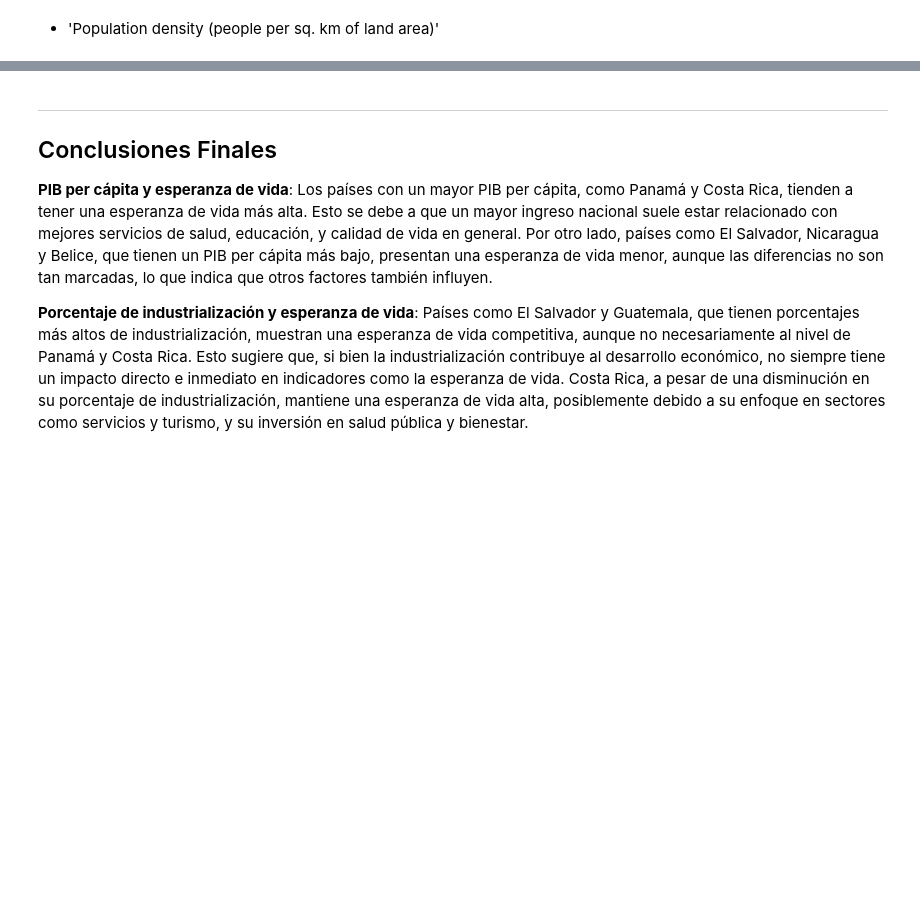
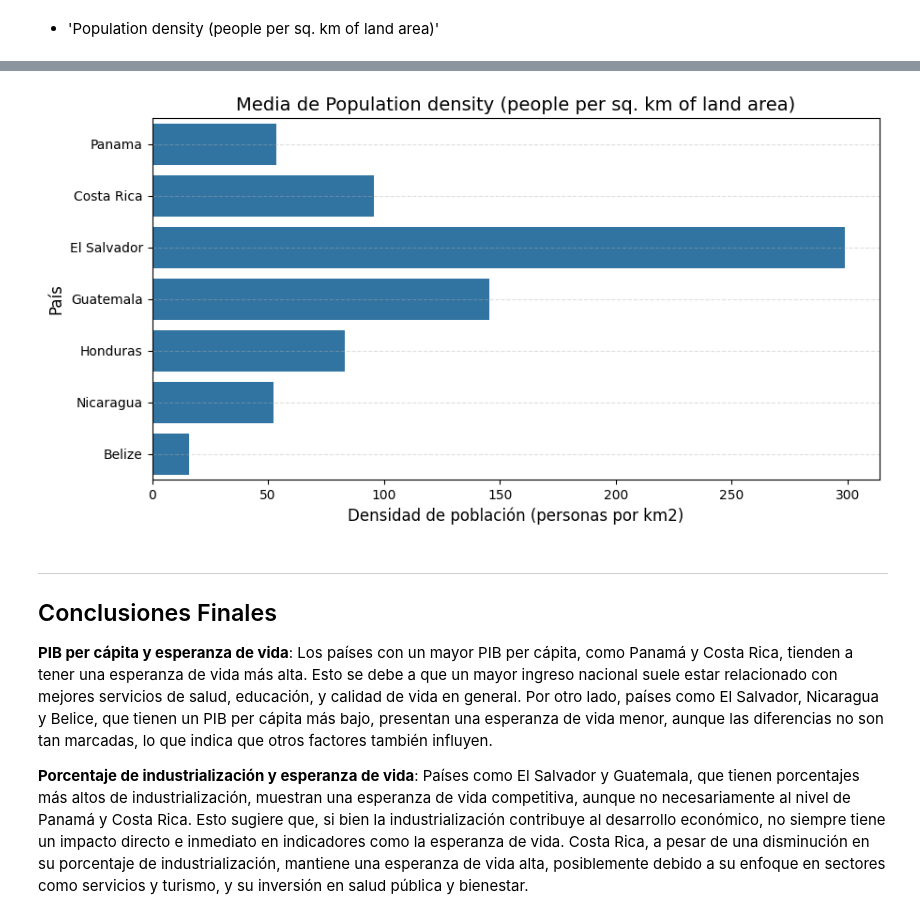
Before and after one commit to KarenSSanchezP/AnalisisLongevidad-AC, a Jupyter notebook: archivo.ipynb, the cells around one changed output, grey strips where cells are left out. Saved outputs shown, nothing was run; the diff lists cells and outputs as text; code cells hidden in the pictures; blank space fills up the shorter version.

```diff
--- a/archivo.ipynb
+++ b/archivo.ipynb
@@ -572,2 +637,11 @@ plt.show()
 # %% [markdown]
 - 'Population density (people per sq. km of land area)'
+# %%
+# seleccionar las filas que contienen el indicador "Population density (people per sq. km of land area)"
+dfPopulationDensity = df[df['Indicador'].str.contains('Population density')]
+# eliminar la columna indicador
+dfPopulationDensity = dfPopulationDensity.drop(columns=['Indicador'])
+# elegimos la columna "País" como index y eliminamos la columna "País"
+dfPopulationDensity.set_index('País', inplace=True)
+# mostramos los datos
+dfPopulationDensity
@@ -573,0 +658,13 @@ plt.show()
+# %%
+# Reemplazar los valores .. por 0 para que sea compatible con el cálculo de la media
+dfPopulationDensity.replace('..', 0, inplace=True)
+#convertir todos los datos tipo float
+dfPopulationDensity = dfPopulationDensity.astype(float)
+
+# Para los valores nulos, se recorre cada fila, se calcula la media de los datos de esta y se reemplaza
+# el valor nulo por la media
+for index, row in dfPopulationDensity.iterrows():
+    row_mean = row.mean()
+    dfPopulationDensity.loc[index] = row.replace(0, row_mean)
+
+dfPopulationDensity
@@ -574,3 +681,19 @@ plt.show()
+# %%
+import matplotlib.pyplot as plt
+import seaborn as sns
+
+dfPopulationDensity = dfPopulationDensity.T.mean() #cambiamos filas por columnas y calculamos la media de cada país
+
+plt.figure(figsize=(10, 5))
+sns.barplot(y=dfPopulationDensity.index, x=dfPopulationDensity)
+
+plt.title('Media de Population density (people per sq. km of land area)', fontsize=14)
+plt.ylabel('País', fontsize=12)
+plt.xlabel('Densidad de población (personas por km2)', fontsize=12)
+plt.grid(axis='y', linestyle='--', alpha=0.4)
+plt.show()
+# %% [output]
+[figure, added]
 # %% [markdown]
 ---
 
```
Also changed, not shown: parts of 6 cells of this notebook.
